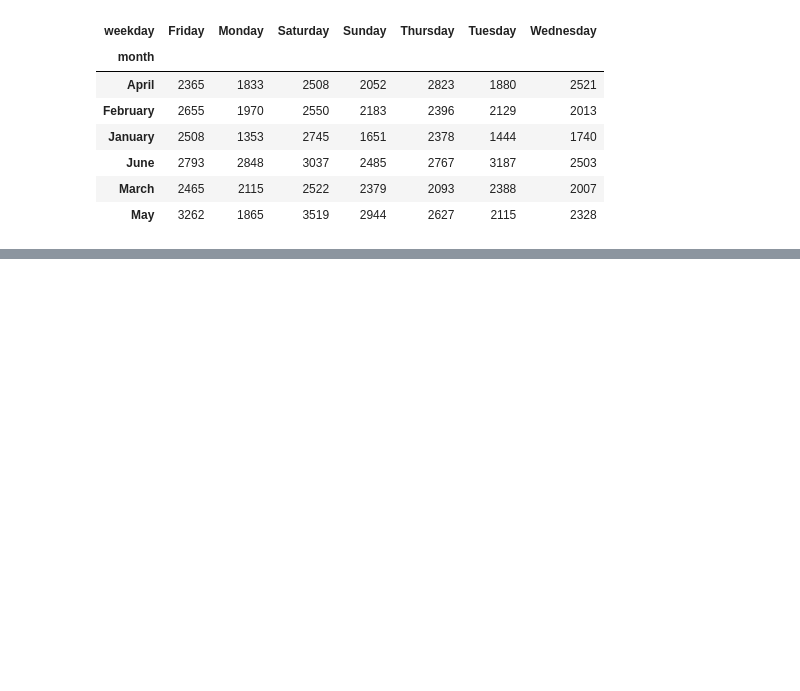
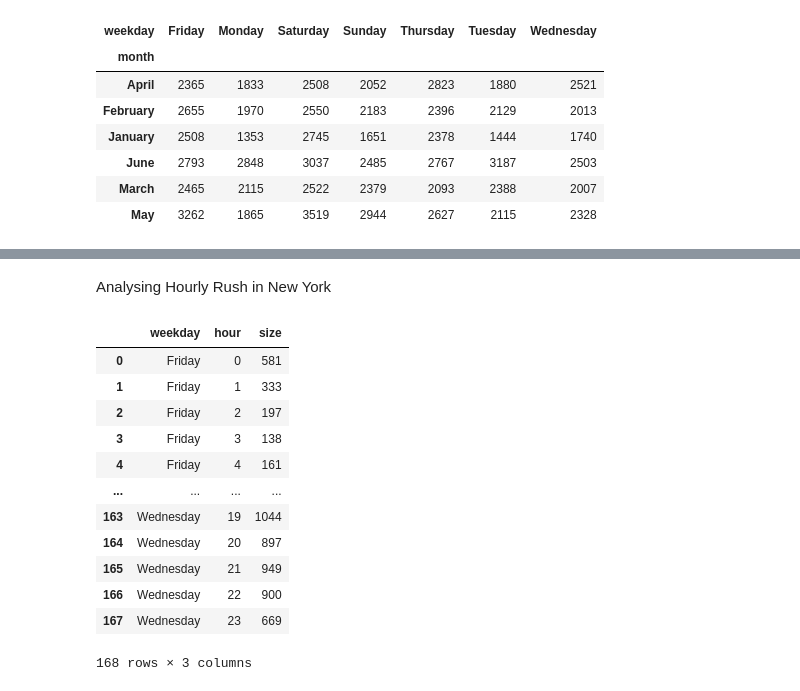
Before and after one commit to VictoriaOAbel/Analyses, a Jupyter notebook: Udemy_Build_a_Portfolio_of_5_Data_Analysis_Projects_with_Python,_Seaborn,Pandas,Plotly,_numpy_etc_&_get_a_job_of_Data_Analyst.ipynb, the cells around one changed output, grey strips where cells are left out. Saved outputs shown, nothing was run; the diff lists cells and outputs as text; code cells hidden in the pictures; blank space fills up the shorter version.

```diff
--- a/Udemy_Build_a_Portfolio_of_5_Data_Analysis_Projects_with_Python,_Seaborn,Pandas,Plotly,_numpy_etc_&_get_a_job_of_Data_Analyst.ipynb
+++ b/Udemy_Build_a_Portfolio_of_5_Data_Analysis_Projects_with_Python,_Seaborn,Pandas,Plotly,_numpy_etc_&_get_a_job_of_Data_Analyst.ipynb
@@ -359,0 +366,18 @@ pivot.plot(kind='bar', figsize=(8,6))
+# %% [markdown]
+Analysing Hourly Rush in New York
+# %%
+uber_15.groupby(['weekday', 'hour'], as_index=False).size()
+# %% [output]
+|  | weekday | hour | size |
+| 0 | Friday | 0 | 581 |
+| 1 | Friday | 1 | 333 |
+| 2 | Friday | 2 | 197 |
+| 3 | Friday | 3 | 138 |
+| 4 | Friday | 4 | 161 |
+| ... | ... | ... | ... |
+| 163 | Wednesday | 19 | 1044 |
+| 164 | Wednesday | 20 | 897 |
+| 165 | Wednesday | 21 | 949 |
+| 166 | Wednesday | 22 | 900 |
+| 167 | Wednesday | 23 | 669 |
+168 rows × 3 columns
```
Also changed, not shown: parts of 96 cells of this notebook.
